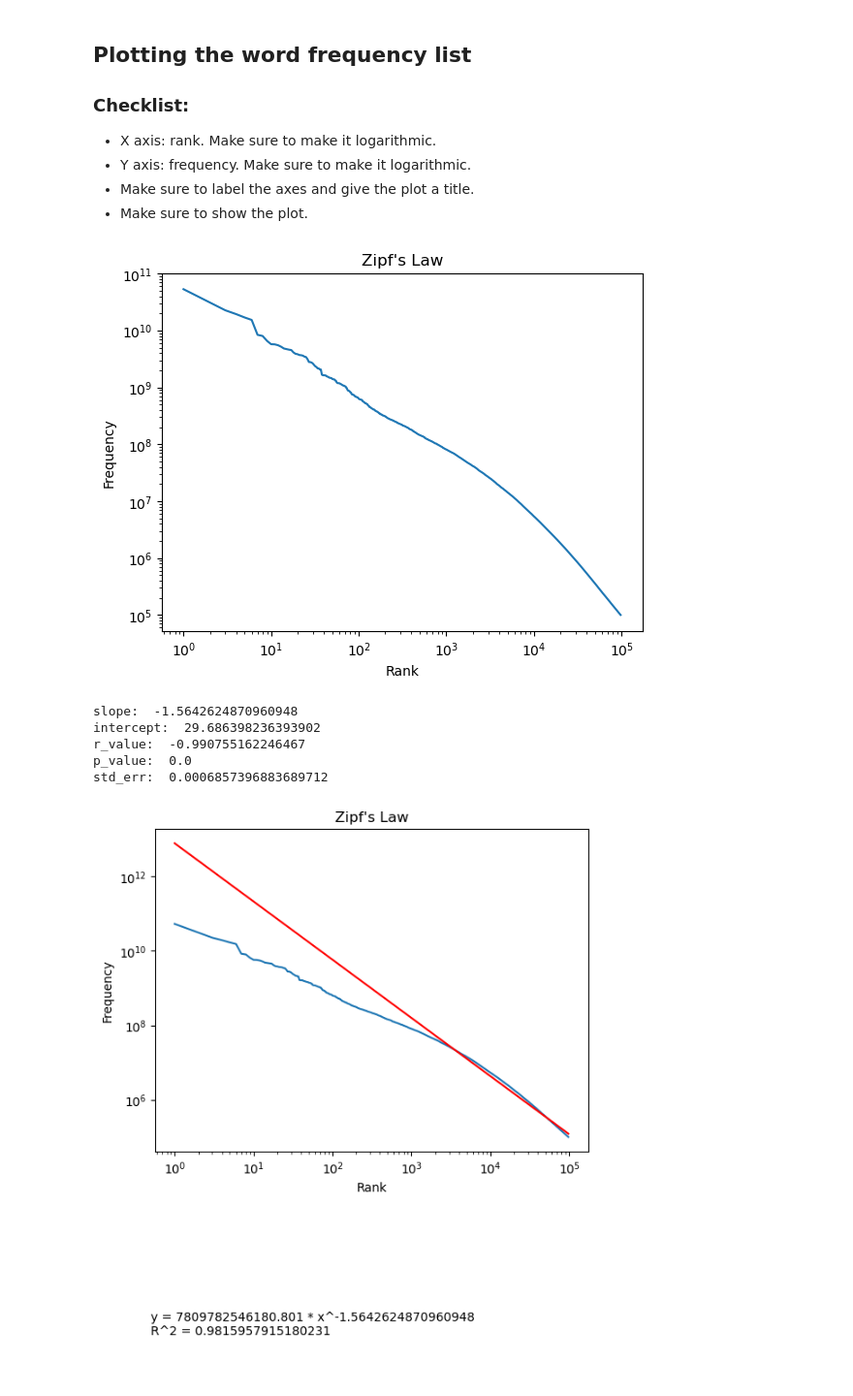
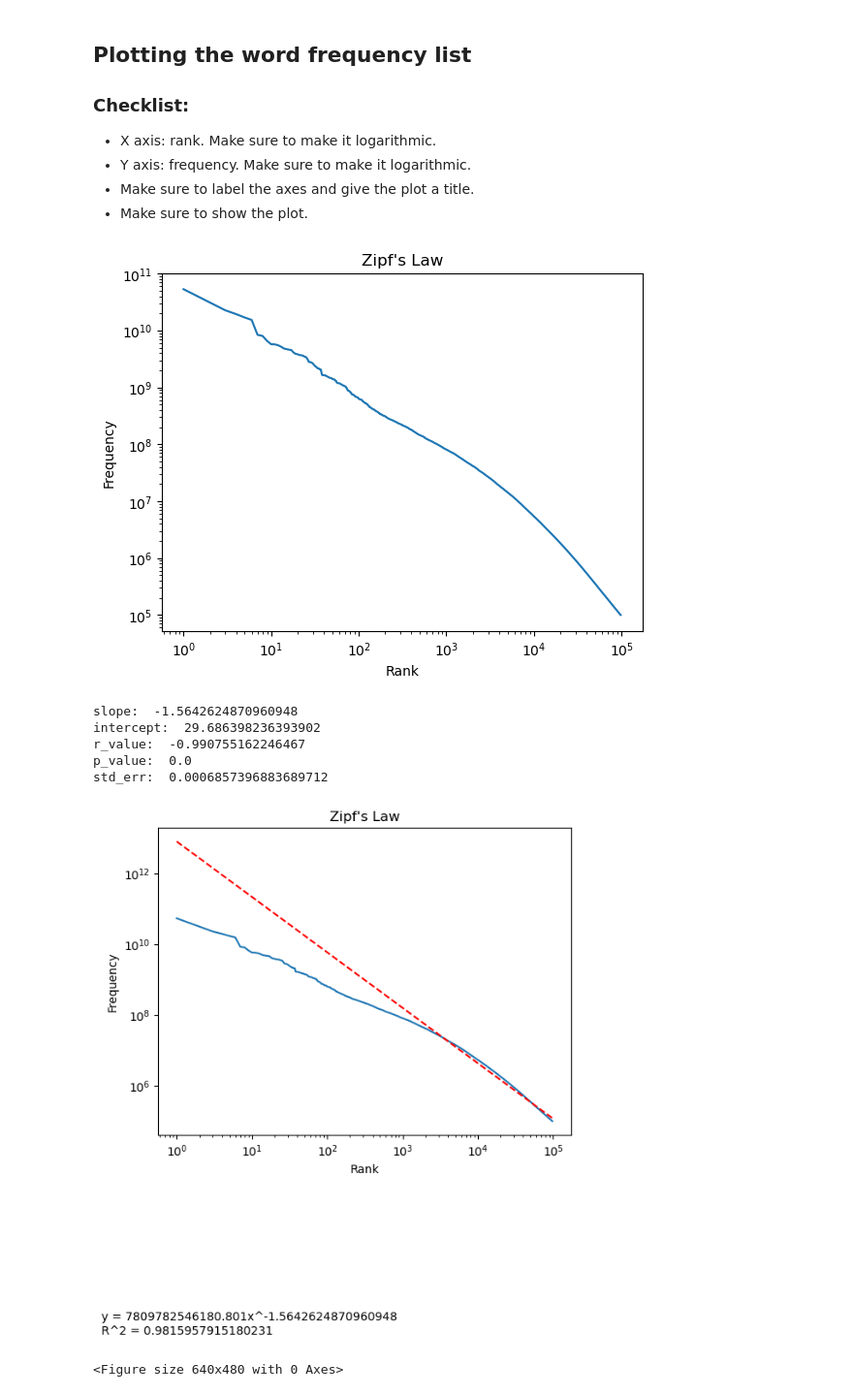
Before and after one commit to RakinAli/Homework-3---DA2210, a Jupyter notebook: graph.ipynb, the cells around one changed output. Shown at 97% size. Drawn from its saved outputs; the diff is of its cells as text; code cells hidden in the pictures.

```diff
--- a/graph.ipynb
+++ b/graph.ipynb
@@ -23,33 +23,36 @@ df['rank'] = df.index + 1
 # %%
 # Plot the data. Make sure to use a log scale for the y-axis and x axis
 plt.loglog(df['rank'], df['freq'])
 plt.xlabel('Rank')
 plt.ylabel('Frequency')
 plt.title('Zipf\'s Law')
 plt.show()
+plt.savefig('wordfreq.png')
 
 # Create a linear regression model for the data and show the summary
 from scipy import stats
 slope, intercept, r_value, p_value, std_err = stats.linregress(np.log(df['rank']), np.log(df['freq']))
 print('slope: ', slope)
 print('intercept: ', intercept)
 print('r_value: ', r_value)
 print('p_value: ', p_value)
 print('std_err: ', std_err)
 
-# Plot the regression line on top of the data and show the equation for the line in the graph together with the R^2 value
+# Plot the regression line on top of the data and show the equation for the line in the graph together with the R^2 value. Make sure to use dotted lines for the regression line
 plt.loglog(df['rank'], df['freq'])
 plt.xlabel('Rank')
 plt.ylabel('Frequency')
 plt.title('Zipf\'s Law')
-plt.plot(df['rank'], np.exp(intercept) * df['rank'] ** slope, 'r-')
-plt.text(0.5, 0.5, 'y = ' + str(np.exp(intercept)) + ' * x^' + str(slope) + '\nR^2 = ' + str(r_value ** 2))
+plt.plot(df['rank'], np.exp(intercept)*df['rank']**slope, 'r--')
+plt.text(0.1, 0.1, 'y = ' + str(np.exp(intercept)) + 'x^' + str(slope) + '\nR^2 = ' + str(r_value**2))
 plt.show()
+plt.savefig('graph.png')
 # %% [output]
 [figure]
 slope:  -1.5642624870960948
 intercept:  29.686398236393902
 r_value:  -0.990755162246467
 p_value:  0.0
 std_err:  0.0006857396883689712
-[figure, old version]
+[figure, new version]
+<Figure size 640x480 with 0 Axes>
```
Also changed, not shown: 13 other files.
